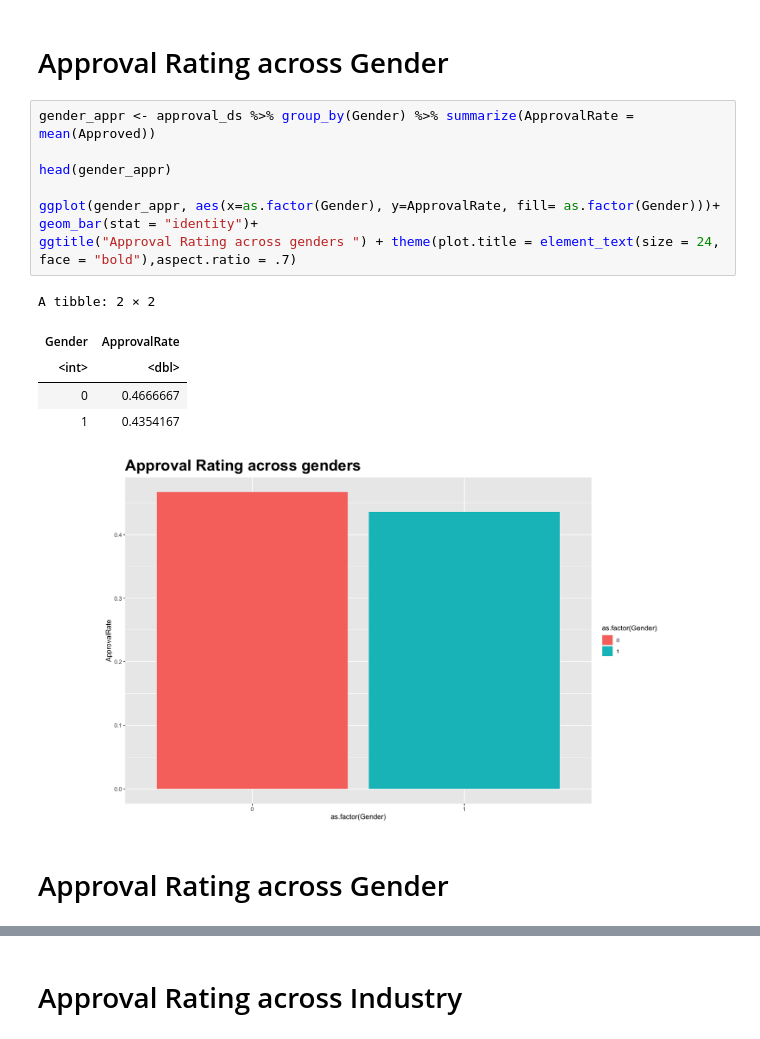
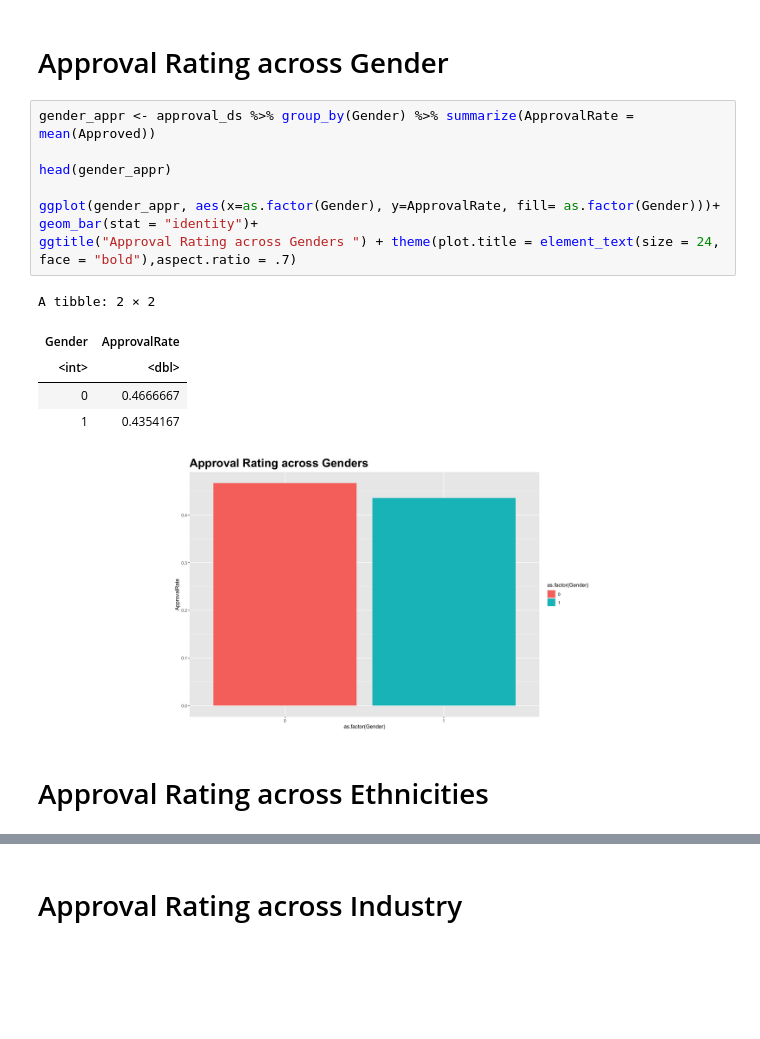
Before and after one commit to Xiaojie-Yu777/Credit-Approval-Analysis-and-Prediction, a Jupyter notebook: Code/Credit Default Analysis.ipynb, the cells around one changed output, grey strips where cells are left out. Saved outputs shown, nothing was run; the diff lists cells and outputs as text; blank space fills up the shorter version.

```diff
--- a/Code/Credit Default Analysis.ipynb
+++ b/Code/Credit Default Analysis.ipynb
@@ -137,19 +142,19 @@ geom_vline(xintercept = 0) + geom_hline(yintercept = 3.5)
 # %%
 gender_appr <- approval_ds %>% group_by(Gender) %>% summarize(ApprovalRate = mean(Approved))
 
 head(gender_appr)
 
 ggplot(gender_appr, aes(x=as.factor(Gender), y=ApprovalRate, fill= as.factor(Gender)))+ geom_bar(stat = "identity")+
-ggtitle("Approval Rating across genders ") + theme(plot.title = element_text(size = 24, face = "bold"),aspect.ratio = .7)
+ggtitle("Approval Rating across Genders ") + theme(plot.title = element_text(size = 24, face = "bold"),aspect.ratio = .7)
 # %% [output]
 A tibble: 2 × 2
 | Gender | ApprovalRate |
 | <int> | <dbl> |
 | 0 | 0.4666667 |
 | 1 | 0.4354167 |
-[figure, old version]
+[figure, new version]
 # %% [markdown]
-# Approval Rating across Gender
+# Approval Rating across Ethnicities
 # %%
 gender_appr <- approval_ds %>% group_by(Ethnicity) %>% summarize(ApprovalRate = mean(Approved))
 
```
Also changed, not shown: parts of 57 cells of this notebook.
